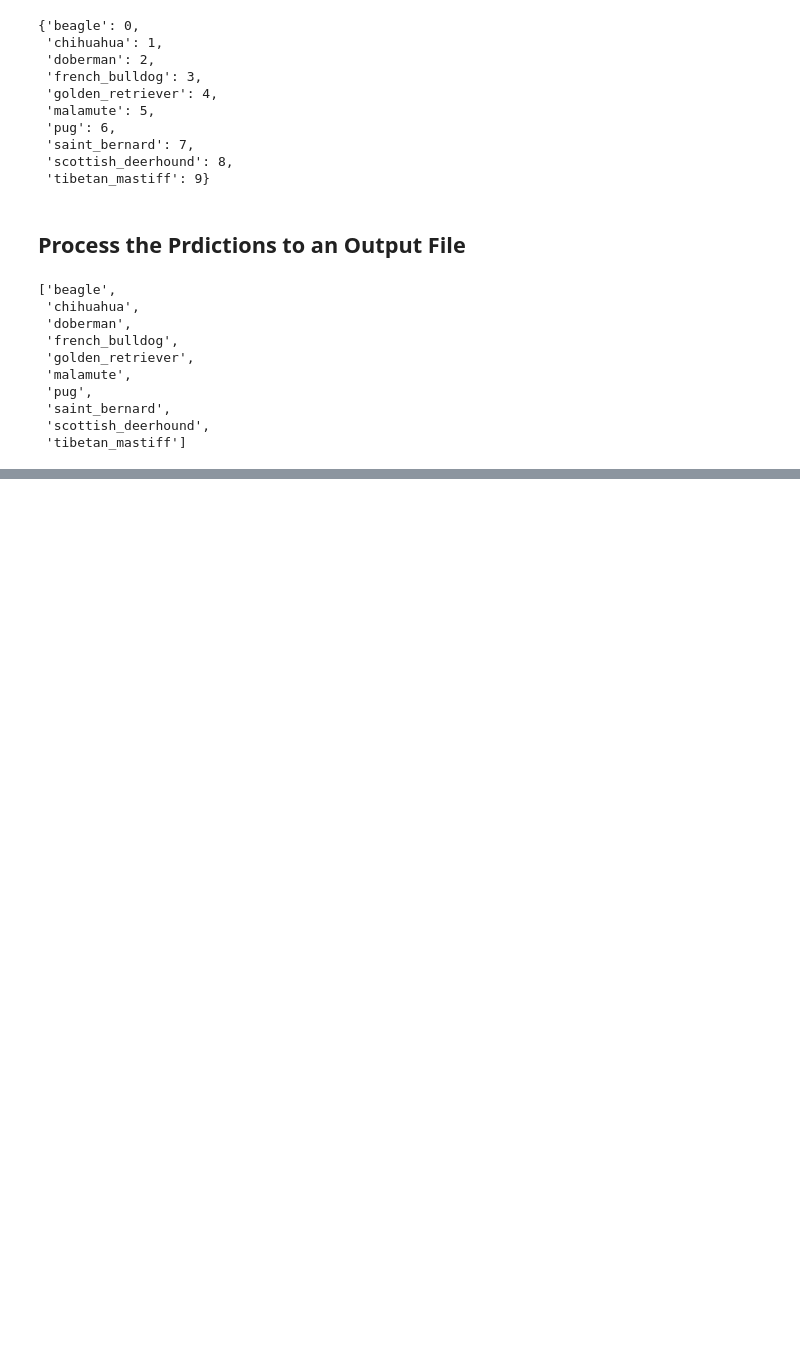
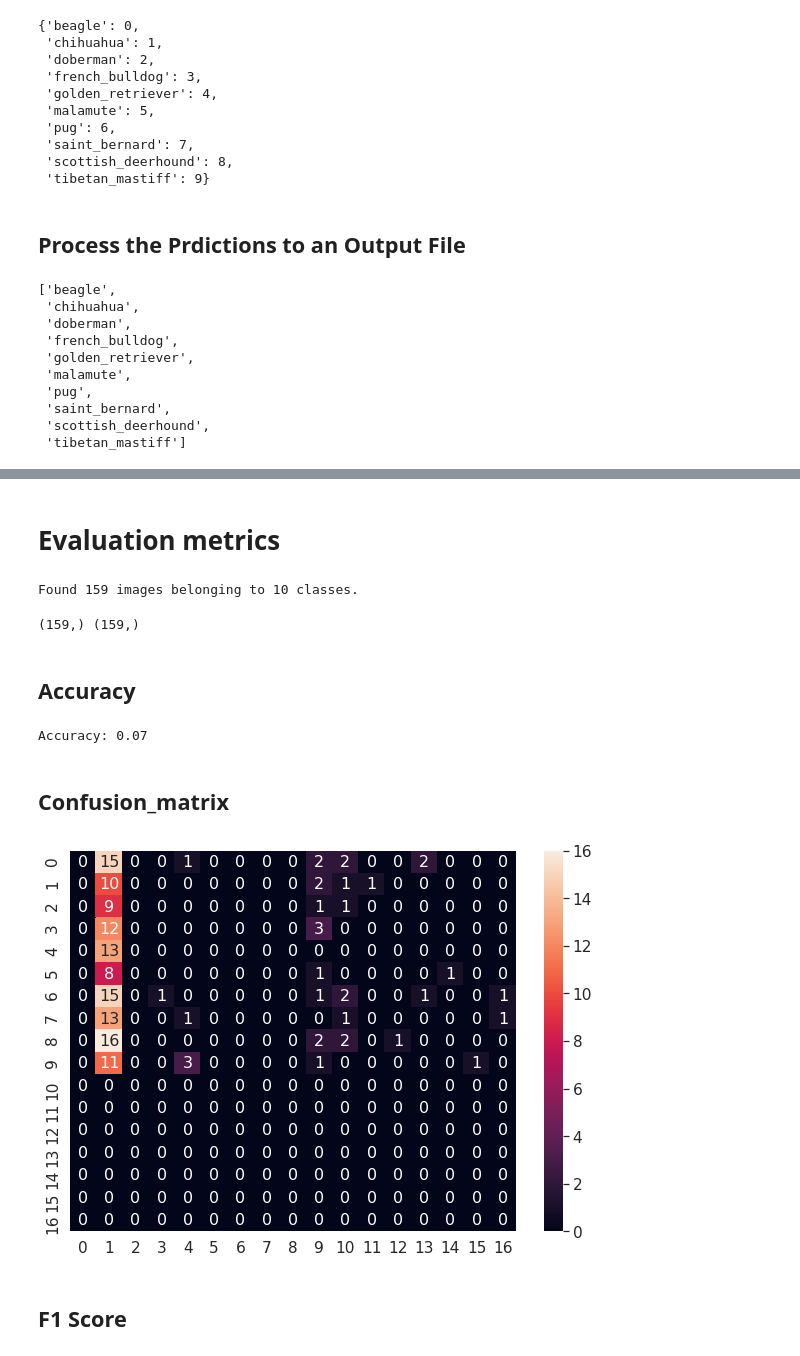
Before and after one commit to 187ram/Dog-Breed-Identification-CNN, a Jupyter notebook: Dog_Breed_Identification_(Kaggle)_Using_Pretrained_ResNet_50.ipynb, the cells around one changed output, grey strips where cells are left out. Drawn from its saved outputs; the diff is of its cells as text; code cells hidden in the pictures; blank space fills up the shorter version.

```diff
--- a/Dog_Breed_Identification_(Kaggle)_Using_Pretrained_ResNet_50.ipynb
+++ b/Dog_Breed_Identification_(Kaggle)_Using_Pretrained_ResNet_50.ipynb
@@ -353,0 +365,27 @@ plt.show()
+# %% [markdown]
+# Evaluation metrics
+# %%
+validation_generator = test_datagen.flow_from_directory(
+        'validation_images',
+        target_size=(244, 244),
+        batch_size=22,
+        class_mode='categorical',
+        shuffle=False)
+# %% [output]
+Found 159 images belonging to 10 classes.
+# %%
+y_true = validation_generator.classes
+print(y_true.shape,y_pred.shape)
+# %% [output]
+(159,) (159,)
+# %%
+Y_pred = model.predict(validation_generator, 6) #num_of_test_samples // batch_size+1
+y_pred = np.argmax(np.argmax(np.argmax(Y_pred, axis = 1), axis = 1), axis=1)
+# %% [markdown]
+## Accuracy
+# %%
+print('\nAccuracy: {:.2f}\n'.format(accuracy_score(y_true, y_pred)))
+# %% [output]
+Accuracy: 0.07
+# %% [markdown]
+## Confusion_matrix
@@ -353,0 +395,11 @@ plt.show()
+# %%
+array = confusion_matrix(y_true, y_pred)
+df_cm = pd.DataFrame(array, range(17), range(17))
+plt.figure(figsize=(10,7))
+sn.set(font_scale=1.4) # for label size
+sn.heatmap(df_cm, annot=True, annot_kws={"size": 16}) # font size
+plt.show()
+# %% [output]
+[figure, added]
+# %% [markdown]
+## F1 Score
```
Also changed, not shown: parts of 24 cells of this notebook.
